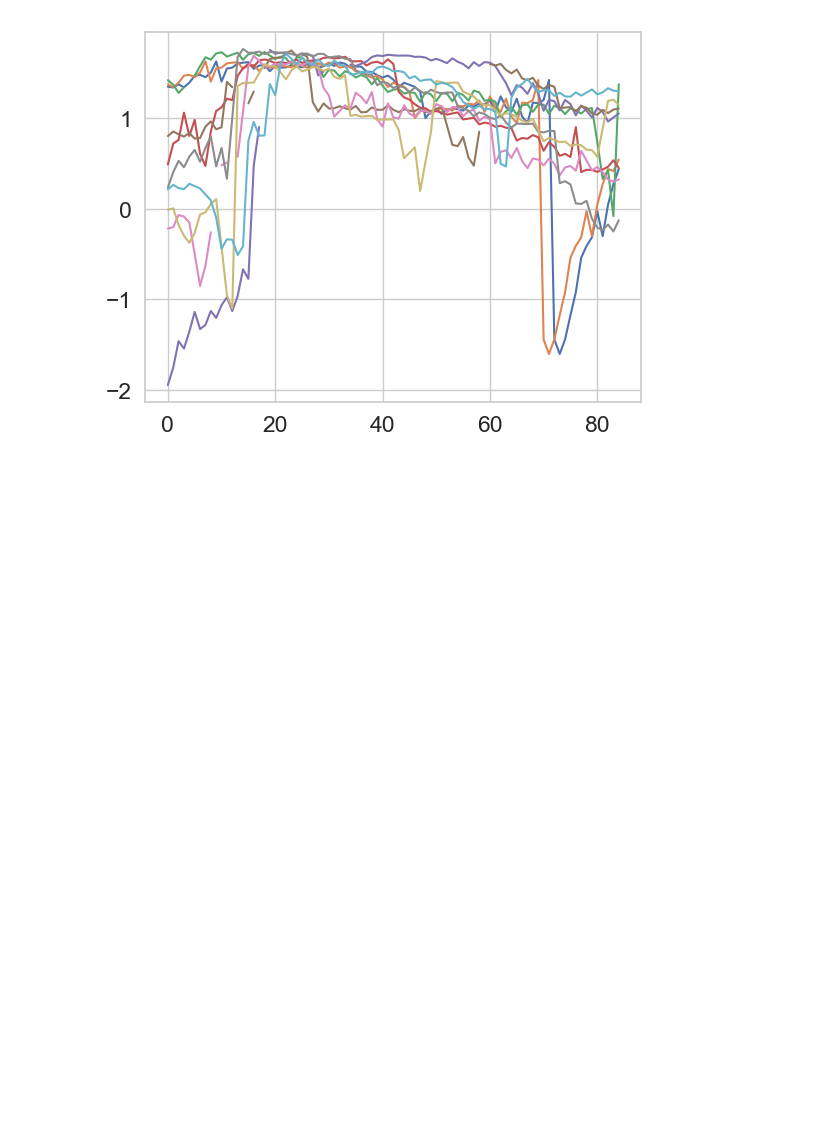
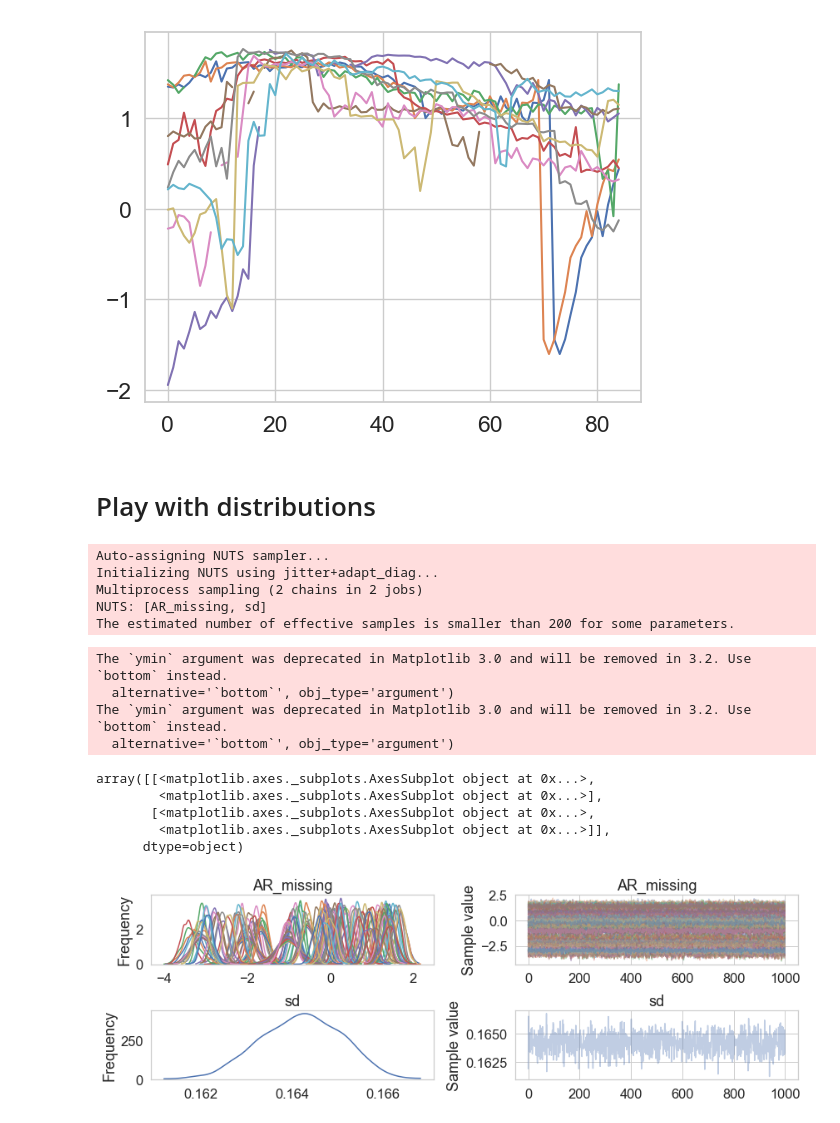
Before and after one commit to balarsen/GPSFluxForecast, a Jupyter notebook: Notebooks/GPS Data Explore.ipynb, the cells around one changed output. Saved outputs shown, nothing was run; the diff lists cells and outputs as text; code cells hidden in the pictures; blank space fills up the shorter version.

```diff
--- a/Notebooks/GPS Data Explore.ipynb
+++ b/Notebooks/GPS Data Explore.ipynb
@@ -291,3 +281,29 @@ for e in events:
     plt.plot(df.loc[e-datetime.timedelta(days=7):e+datetime.timedelta(days=21)].values)
 # %% [output]
 [figure]
+# %% [markdown]
+# Play with distributions
+# %%
+with pm.Model() as model:
+    sd = pm.Uniform('sd', 0, 100)
+    ar = pm.AR('AR', [1], sd=sd, observed=df)
+    trace = pm.sample()
+# %% [output]
+Auto-assigning NUTS sampler...
+Initializing NUTS using jitter+adapt_diag...
+Multiprocess sampling (2 chains in 2 jobs)
+NUTS: [AR_missing, sd]
+The estimated number of effective samples is smaller than 200 for some parameters.
+# %%
+pm.traceplot(trace, combined=True)
+# %% [output]
+The `ymin` argument was deprecated in Matplotlib 3.0 and will be removed in 3.2. Use `bottom` instead.
+  alternative='`bottom`', obj_type='argument')
+The `ymin` argument was deprecated in Matplotlib 3.0 and will be removed in 3.2. Use `bottom` instead.
+  alternative='`bottom`', obj_type='argument')
+array([[<matplotlib.axes._subplots.AxesSubplot object at 0x...>,
+        <matplotlib.axes._subplots.AxesSubplot object at 0x...>],
+       [<matplotlib.axes._subplots.AxesSubplot object at 0x...>,
+        <matplotlib.axes._subplots.AxesSubplot object at 0x...>]],
+      dtype=object)
+[figure, added]
```
Also changed, not shown: parts of 2 cells of this notebook.
